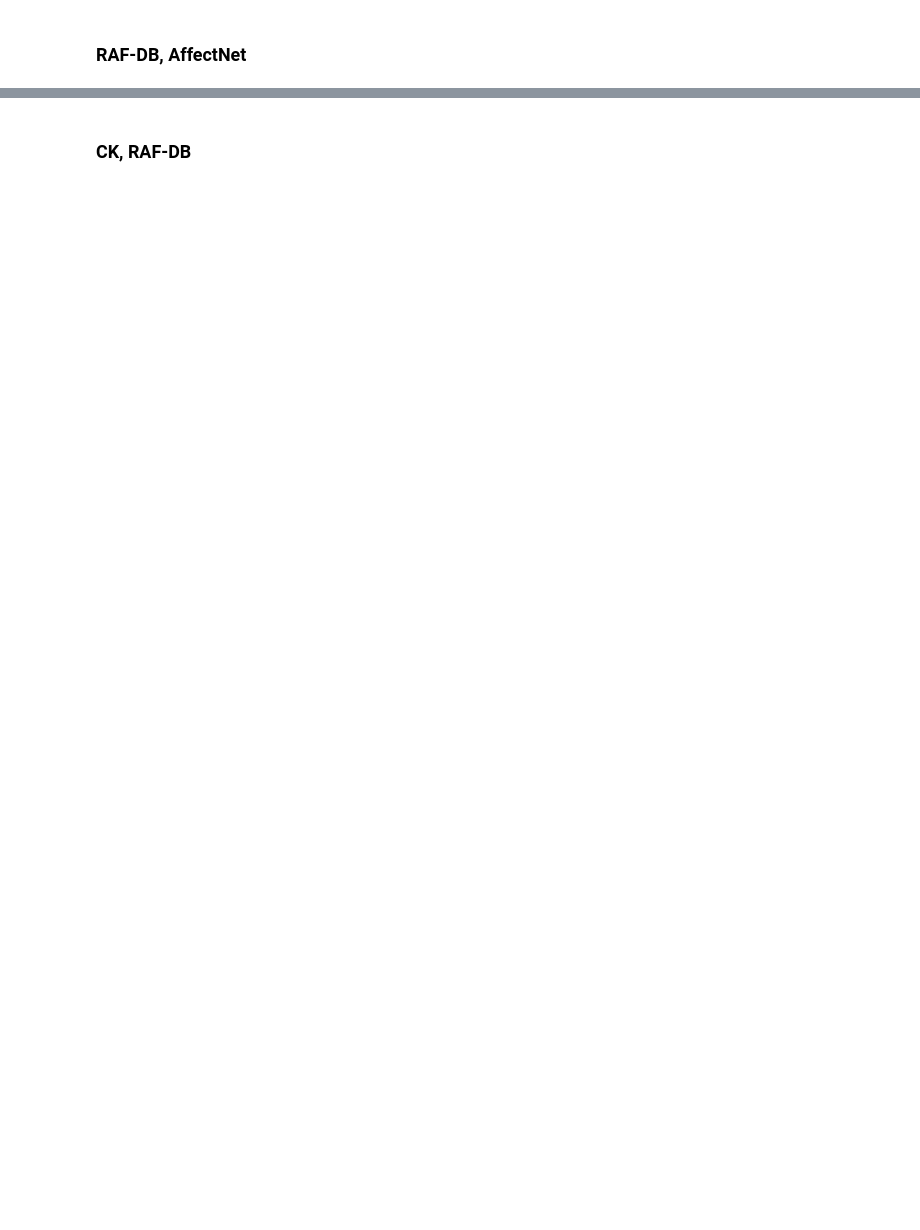
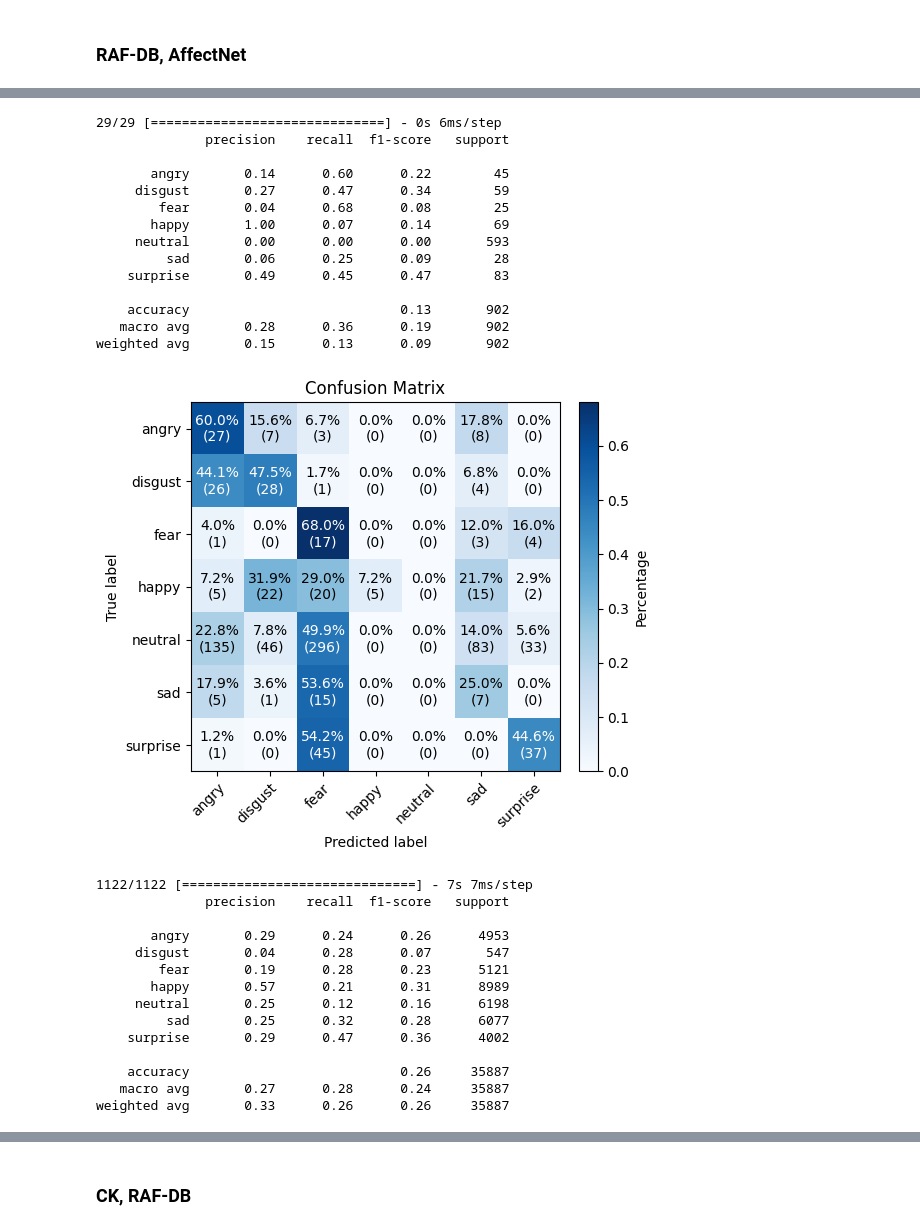
Before and after one commit to sofiafernandescd/EmoReA, a Jupyter notebook: emorea-backend/notebooks/facial/icpram-cnn-8-lr-multi.ipynb, the cells around one changed output, grey strips where cells are left out. Cells and saved outputs as stored; diff of their text form; code cells hidden in the pictures; blank space fills up the shorter version.

```diff
--- a/emorea-backend/notebooks/facial/icpram-cnn-8-lr-multi.ipynb
+++ b/emorea-backend/notebooks/facial/icpram-cnn-8-lr-multi.ipynb
@@ -357,0 +632,24 @@ plot_confusion_matrix(y_test, y_pred)
+# %%
+## CK
+cnn = load_model("best_cnn_model.h5")
+y_pred_probs = cnn.predict(X_test)
+y_pred = np.argmax(y_pred_probs, axis=1)
+y_pred = label_encoder.inverse_transform(y_pred)
+y_test = label_encoder.inverse_transform(y_test)
+
+print(classification_report(y_test, y_pred))
+plot_confusion_matrix(y_test, y_pred)
+
+## FER
+df_test = fer
+X_test  = np.stack(df_test["pixels"].values)
+y_test = label_encoder.transform(df_test['label'].values)
+
+y_pred_probs = cnn.predict(X_test)
+y_pred = np.argmax(y_pred_probs, axis=1)
+y_pred = label_encoder.inverse_transform(y_pred)
+y_test = label_encoder.inverse_transform(y_test)
+
+print(classification_report(y_test, y_pred))
+plot_confusion_matrix(y_test, y_pred)
+# %% [output]
@@ -357,0 +657,29 @@ plot_confusion_matrix(y_test, y_pred)
+29/29 [==============================] - 0s 6ms/step
+              precision    recall  f1-score   support
+
+       angry       0.14      0.60      0.22        45
+     disgust       0.27      0.47      0.34        59
+        fear       0.04      0.68      0.08        25
+       happy       1.00      0.07      0.14        69
+     neutral       0.00      0.00      0.00       593
+         sad       0.06      0.25      0.09        28
+    surprise       0.49      0.45      0.47        83
+
+    accuracy                           0.13       902
+   macro avg       0.28      0.36      0.19       902
+weighted avg       0.15      0.13      0.09       902
+[figure, added]
+1122/1122 [==============================] - 7s 7ms/step
+              precision    recall  f1-score   support
+
+       angry       0.29      0.24      0.26      4953
+     disgust       0.04      0.28      0.07       547
+        fear       0.19      0.28      0.23      5121
+       happy       0.57      0.21      0.31      8989
+     neutral       0.25      0.12      0.16      6198
+         sad       0.25      0.32      0.28      6077
+    surprise       0.29      0.47      0.36      4002
+
+    accuracy                           0.26     35887
+   macro avg       0.27      0.28      0.24     35887
+weighted avg       0.33      0.26      0.26     35887
```
Also changed, not shown: parts of 21 cells of this notebook.
